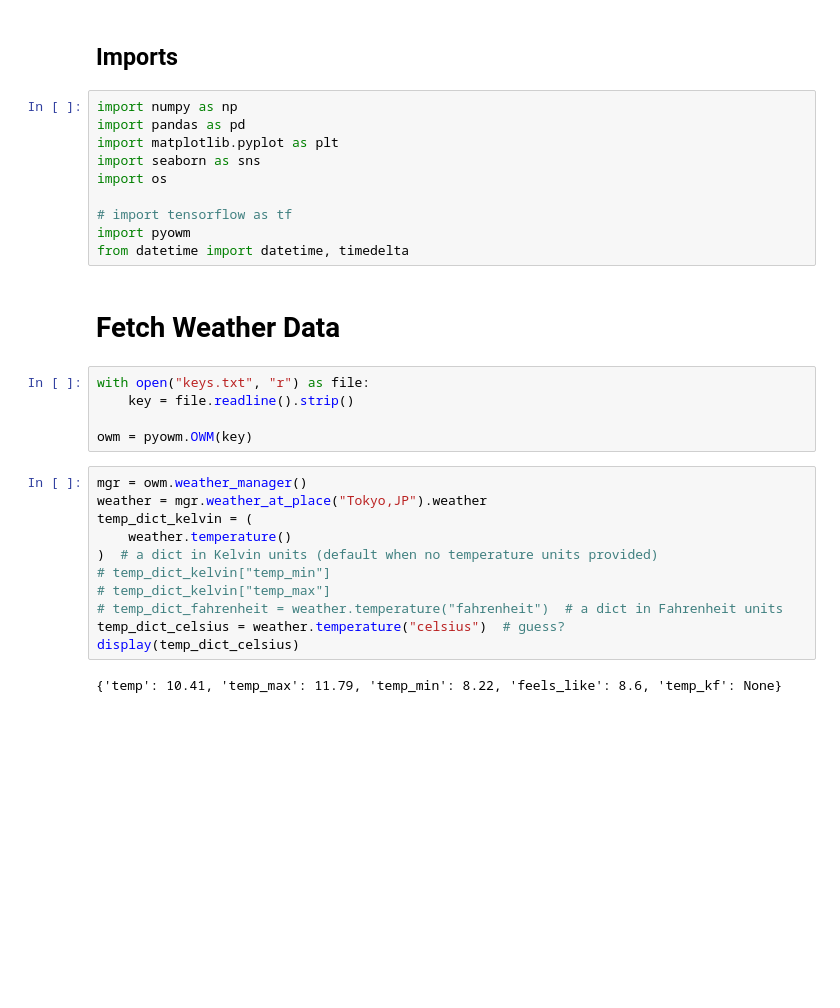
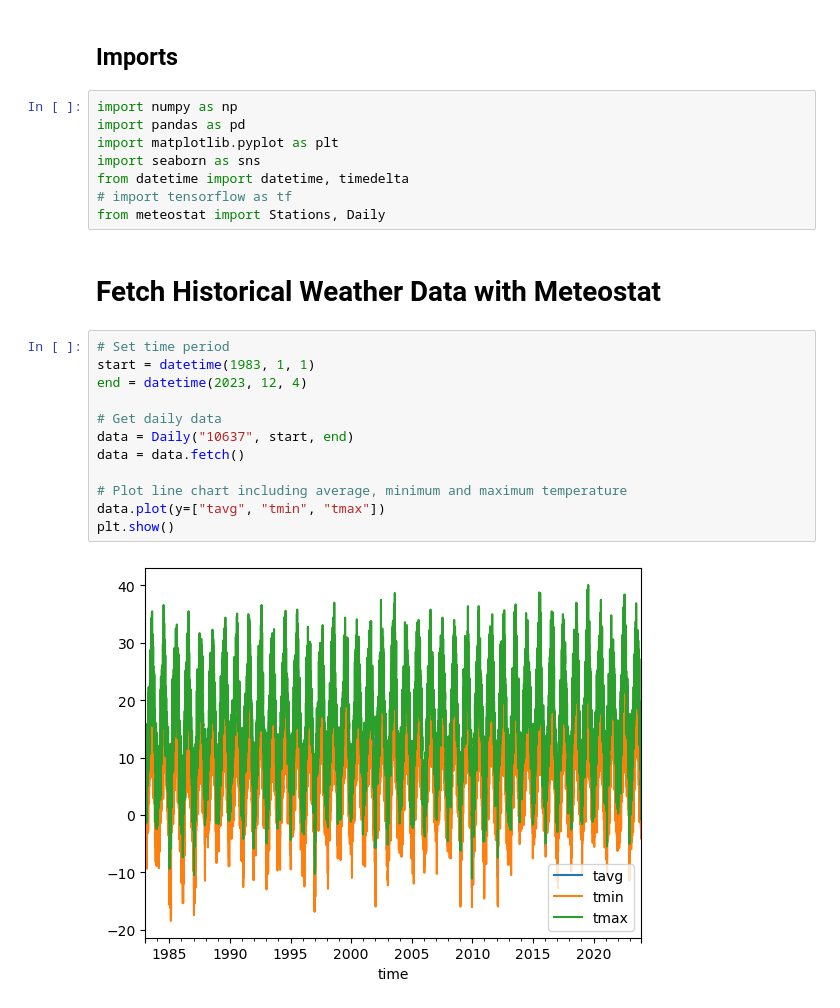
Before and after one commit to alice-gottlieb/princess-sakura, a Jupyter notebook: princess-sakura-main.ipynb, the cells around one changed output. Saved outputs shown, nothing was run; the diff lists cells and outputs as text; blank space fills up the shorter version.

Commit message:
Get weather data from meteostat

```diff
--- a/princess-sakura-main.ipynb
+++ b/princess-sakura-main.ipynb
@@ -7,28 +7,22 @@ import numpy as np
 import pandas as pd
 import matplotlib.pyplot as plt
 import seaborn as sns
-import os
-
+from datetime import datetime, timedelta
 # import tensorflow as tf
-import pyowm
-from datetime import datetime, timedelta
+from meteostat import Stations, Daily
 # %% [markdown]
-# Fetch Weather Data #
+# Fetch Historical Weather Data with Meteostat #
-# %%
-with open("keys.txt", "r") as file:
-    key = file.readline().strip()
-
-owm = pyowm.OWM(key)
-# %%
-mgr = owm.weather_manager()
-weather = mgr.weather_at_place("Tokyo,JP").weather
-temp_dict_kelvin = (
-    weather.temperature()
-)  # a dict in Kelvin units (default when no temperature units provided)
-# temp_dict_kelvin["temp_min"]
-# temp_dict_kelvin["temp_max"]
-# temp_dict_fahrenheit = weather.temperature("fahrenheit")  # a dict in Fahrenheit units
-temp_dict_celsius = weather.temperature("celsius")  # guess?
-display(temp_dict_celsius)
-# %% [output]
-{'temp': 10.41, 'temp_max': 11.79, 'temp_min': 8.22, 'feels_like': 8.6, 'temp_kf': None}
+# %%
+# Set time period
+start = datetime(1983, 1, 1)
+end = datetime(2023, 12, 4)
+
+# Get daily data
+data = Daily("10637", start, end)
+data = data.fetch()
+
+# Plot line chart including average, minimum and maximum temperature
+data.plot(y=["tavg", "tmin", "tmax"])
+plt.show()
+# %% [output]
+[figure, added]
```
